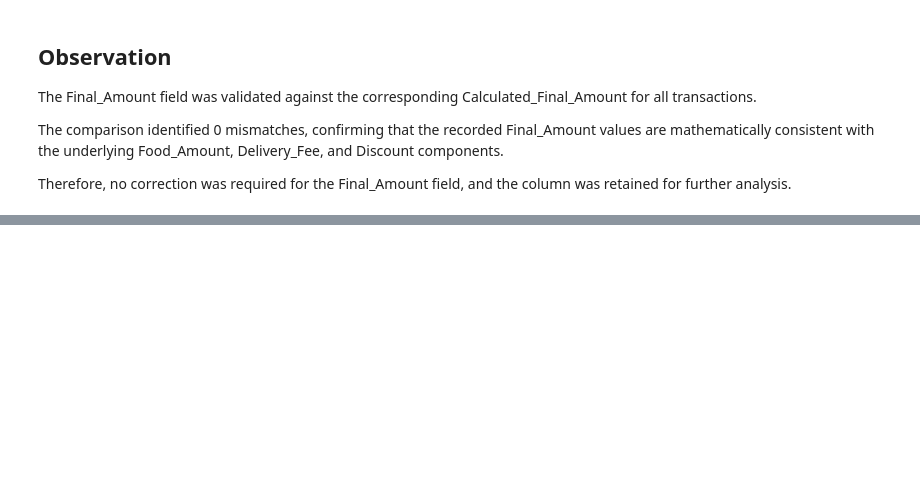
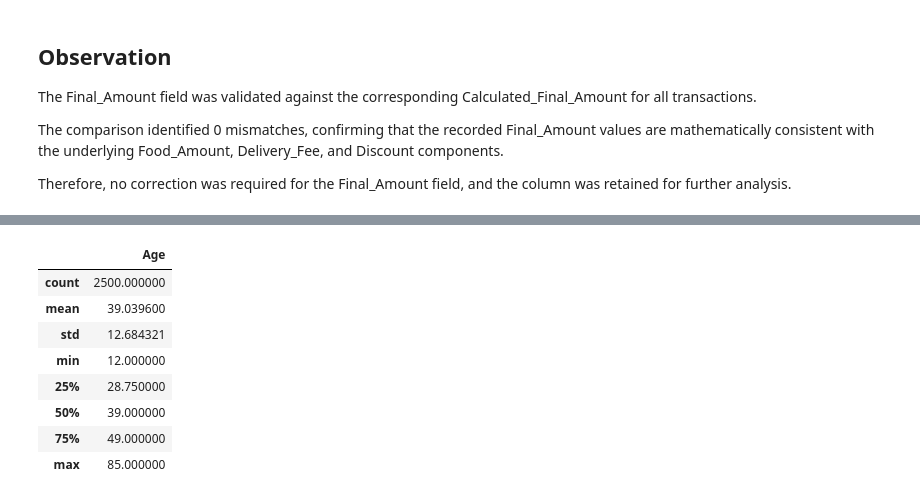
Before and after one commit to saradlakandri/Food-Delivery-Operations-Customer-Analytics, a Jupyter notebook: Python/Food_Delivery_Operations_Customer_Analytics.ipynb, the cells around one changed output, grey strips where cells are left out. Cells and saved outputs as stored; diff of their text form; code cells hidden in the pictures; blank space fills up the shorter version.

```diff
--- a/Python/Food_Delivery_Operations_Customer_Analytics.ipynb
+++ b/Python/Food_Delivery_Operations_Customer_Analytics.ipynb
@@ -839,0 +921,14 @@ Therefore, no correction was required for the Final_Amount field, and the column
+# %%
+## Checking the statistical summary and valid range of the Age column
+
+customers.describe()
+# %% [output]
+|  | Age |
+| count | 2500.000000 |
+| mean | 39.039600 |
+| std | 12.684321 |
+| min | 12.000000 |
+| 25% | 28.750000 |
+| 50% | 39.000000 |
+| 75% | 49.000000 |
+| max | 85.000000 |
```
Also changed, not shown: parts of 49 cells of this notebook.
